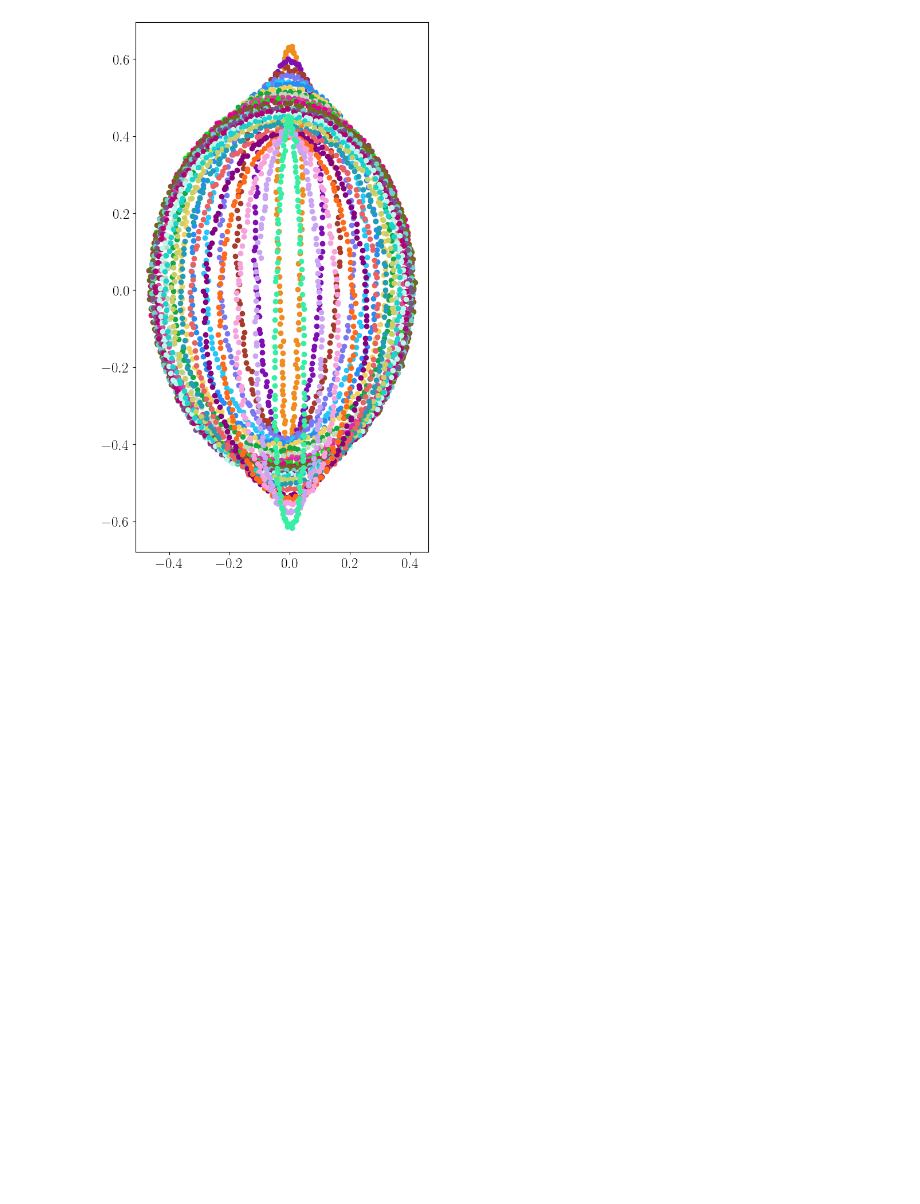
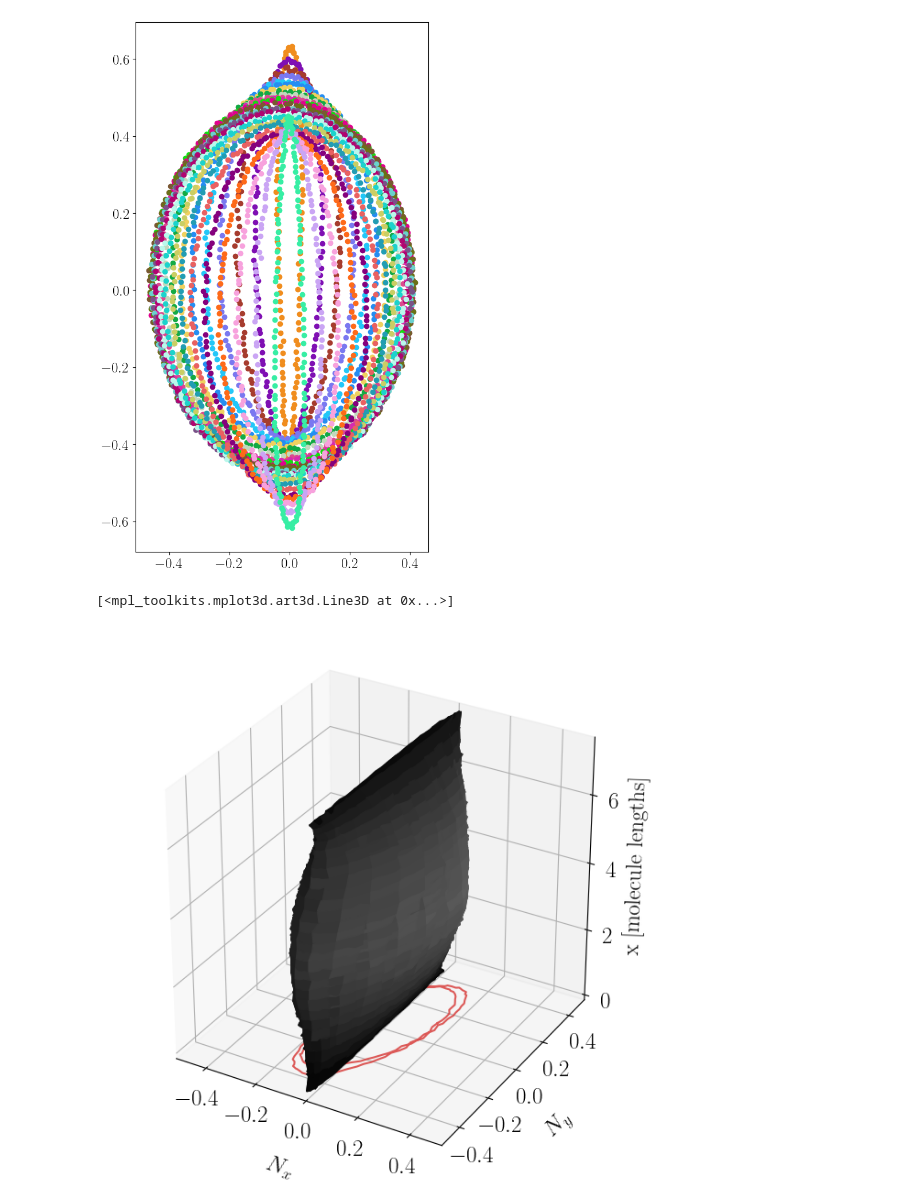
Before and after one commit to smdrzazga/LAMMPS, a Jupyter notebook: plot_printer.ipynb, the cells around one changed output. Cells and saved outputs as stored; diff of their text form; code cells hidden in the pictures; blank space fills up the shorter version.

```diff
--- a/plot_printer.ipynb
+++ b/plot_printer.ipynb
@@ -254,3 +254,71 @@ for i in range(data.shape[0]):
 plt.show()
 # %% [output]
 [figure]
+# %%
+# file = paths['desktop'] + r'\test_3d_plot.txt'
+file = paths['desktop'] + r'\3d_0.310.txt'
+target = paths['images'] + r'\3d_directors.png'
+
+# data = np.zeros(28, 150, 3, dtype=np.float64)
+data = []
+with open(file, 'r') as f:
+    for i, line in enumerate(f):
+        l = line.split()
+        data.append(l[-3:])
+
+data = np.array(data, dtype=np.float64).reshape((-1, 150, 3))
+X_MAX = np.max(data[:, :, 1])
+N_PIX = 150
+N_SLICES = data.shape[0]
+Z_BOX = 7.5
+# viridis = matplotlib.colormaps['greys'], N_SLICES).colors
+
+fig = plt.figure(figsize=(8, 6), constrained_layout=True)
+ax = fig.add_subplot(111, projection='3d')
+
+# for i in range(N_SLICES):
+#     # color = "#"+''.join([random.choice('0123456789ABCDEF') for j in range(6)])
+#     x, y = data[i:i+1, :, 0], data[i:i+1, :, 1]
+#     z = np.array([i, i+1])
+
+#     color = (1 - np.max(x) / X_MAX) * np.ones(4)
+#     options = {'c': color}
+
+#     X, Z = np.meshgrid(x, z)
+#     # print(X.shape, Z.shape)
+# #     ax.scatter(data[i,:,0], data[i,:,1], c=color)
+#     ax.plot_surface(x, y, Z, linewidth=0, color=color)
+
+
+x = np.array([[*data[i, :, 0], data[i, 0, 0]] for i in range(data.shape[0])])   # extend grid by 1 column to make it periodic
+y = np.array([[*data[i, :, 1], data[i, 0, 1]] for i in range(data.shape[0])])
+z = np.outer(np.linspace(0, Z_BOX, N_SLICES), np.ones(N_PIX+1))     # 150 x 28+1 grid
+# x = data[:, :2, 0]
+# y = data[:, :2, 1]
+# z = np.outer(np.linspace(0, Z_BOX, N_SLICES), np.ones(2))
+# ax.plot_surface(x, y, z)
+
+
+color = [[] for i in range(x.shape[0])]
+for i in range(x.shape[0]):
+    for j in range(x.shape[1]):
+        # c = "#"+''.join([random.choice('0123456789ABCDEF') for j in range(6)])
+        c = np.abs(np.max(x[i, :])) / X_MAX * np.ones(3)
+        color[i].append(c)
+ax.plot_surface(x, y, z, facecolors=color)
+
+ax.set_xlabel(r'$N_x$', labelpad=15)
+ax.set_ylabel(r'$N_y$', labelpad=15)
+ax.set_zlabel(r'$\mathrm{x\;[molecule\;lengths]}$')
+ax.set_box_aspect(aspect=(1,1,1), zoom=0.95)
+ax.set_xlim(-0.5, 0.5)
+ax.set_ylim(-0.5, 0.5)
+
+ax.plot(x[x.shape[0]//2, :], y[y.shape[0]//2, :], c = '#D63230', alpha=0.8)
+
+
+# plt.show()
+# plt.savefig(target, dpi=300)
+# %% [output]
+[<mpl_toolkits.mplot3d.art3d.Line3D at 0x...>]
+[figure, added]
```
Also changed, not shown: parts of 9 cells of this notebook, 2 other files.
